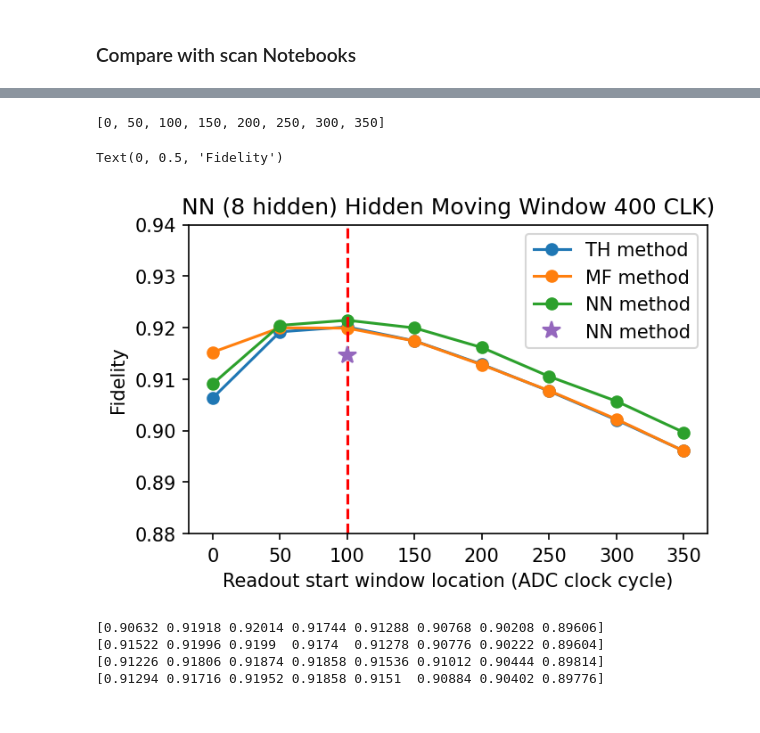
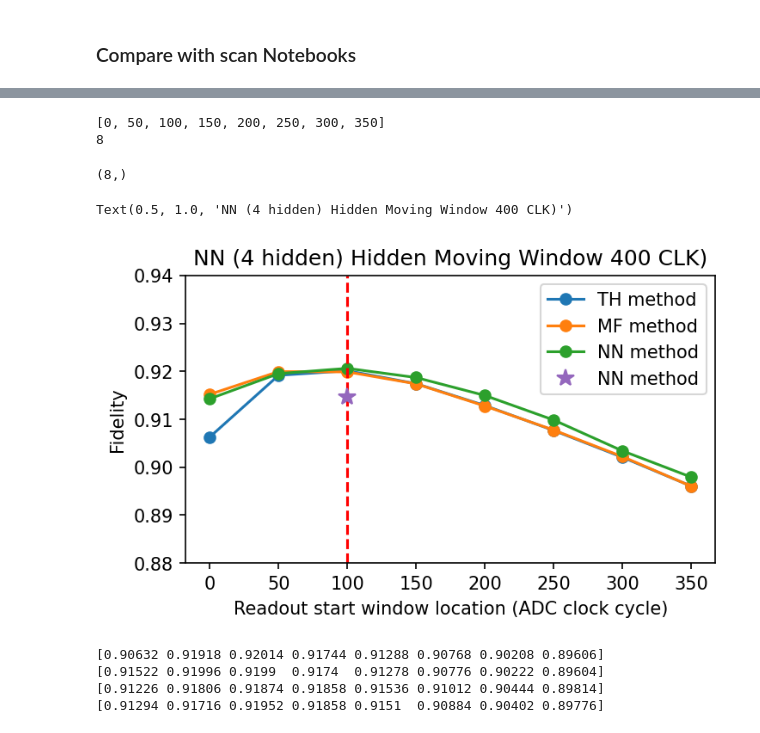
Before and after one commit to fastmachinelearning/ml-quantum-readout, a Jupyter notebook: notebooks/_paper_plots.ipynb, the cells around one changed output, grey strips where cells are left out. Saved outputs shown, nothing was run; the diff lists cells and outputs as text; code cells hidden in the pictures.

```diff
--- a/notebooks/_paper_plots.ipynb
+++ b/notebooks/_paper_plots.ipynb
@@ -42,3 +38,8 @@ checkpoint_dir_th = '../checkpoints/TH'
 fidelity_th = np.load(os.path.join(checkpoint_dir_th, '_TH_scan_window_size_and_location_window_size_0_770.npz'))
 fidelity_th = fidelity_th['fidelity']
 fidelity_th[fidelity_th == -1] = np.nan
+# %%
+checkpoint_dir4 = '../checkpoints/scan_window_location_and_size_h4'
+data1 = np.load(os.path.join(checkpoint_dir4, '_2-layer_scan_window_size_and_location_window_size_0_770.npz'))
+fidelity_nn4 = data1['fidelity']
+fidelity_nn4[fidelity_nn4 == -1] = np.nan
@@ -61,35 +73,46 @@ fidelity_nn64 = fidelity_nn64['fidelity']
 fidelity_nn64[fidelity_nn64 == -1] = np.nan
 # %%
 readout_loc_list = list(range(0, 351, 50))
-readout_loc_list
+print(readout_loc_list)
+print(len(readout_loc_list))
 # %% [output]
 [0, 50, 100, 150, 200, 250, 300, 350]
+8
+# %%
+fidelity_nn4[7].shape
+# %% [output]
+(8,)
 # %%
 idx = 7
 
-figure(figsize = (5,3), dpi = 150)
+plt.figure(figsize = (5,3), dpi = 150)
 # figure(figsize = (4,3), dpi = 150)
 # plot(readout_loc_list, all_fidelity_train, 'o', color = 'C0',label = 'TH method_Train')
-plot(readout_loc_list, fidelity_th[idx], 'o-', color = 'C0', label = 'TH method')
+plt.plot(readout_loc_list, fidelity_th[idx], 'o-', color = 'C0', label = 'TH method')
 # plot(readout_loc_list, all_fidelity_MF_train, 'o', color = 'C1', label = 'MF method_Train')
-plot(readout_loc_list, fidelity_mf[idx], 'o-', color = 'C1', label = 'MF method')
+plt.plot(readout_loc_list, fidelity_mf[idx], 'o-', color = 'C1', label = 'MF method')
 # plot(readout_loc_list, np.array(ml_accuracy)*2-1, 'o-', color = 'C2', label = 'Large NN method')
 # plot(readout_loc_list, fidelity_nn64[idx], 'o-', color = 'C4', label = 'NN (64>2) method_Test')
-plot(readout_loc_list, fidelity_nn8.reshape(-1), 'o-', color = 'C2', label = 'NN method')
-axvline(100, ls = '--', color = 'red')
-plot([100], [0.91462], '*', color = 'C4', markersize=10, label = 'NN method')
+plt.plot(readout_loc_list, fidelity_nn4[idx].reshape(-1), 'o-', color = 'C2', label = 'NN method')
+plt.axvline(100, ls = '--', color = 'red')
+plt.plot([100], [0.91462], '*', color = 'C4', markersize=10, label = 'NN method')
 # plot([100], [0.91462], '*', color = 'C7', label = 'NN method (not optimized)')
 
-plt.title('NN (8 hidden) Hidden Moving Window 400 CLK)')
 
-legend(loc = 'upper right')
+plt.legend(loc = 'upper right')
 # legend(loc = (1.1,.3))
-ylim(0.88,0.94)
-xlabel('Readout start window location (ADC clock cycle)')
-ylabel('Fidelity')
+plt.ylim(0.88,0.94)
+plt.xlabel('Readout start window location (ADC clock cycle)')
+plt.ylabel('Fidelity')
+plt.tight_layout()
+
+plt.savefig('../paper_plots/fidelity_vs_window_opt.pdf')
+plt.savefig('../paper_plots/fidelity_vs_window_opt.png')
+
+plt.title('NN (4 hidden) Hidden Moving Window 400 CLK)')
 # %% [output]
-Text(0, 0.5, 'Fidelity')
+Text(0.5, 1.0, 'NN (4 hidden) Hidden Moving Window 400 CLK)')
-[figure, old version]
+[figure, new version]
 # %%
 print(fidelity_th[idx])
 print(fidelity_mf[idx])
```
Also changed, not shown: parts of 7 cells of this notebook.
